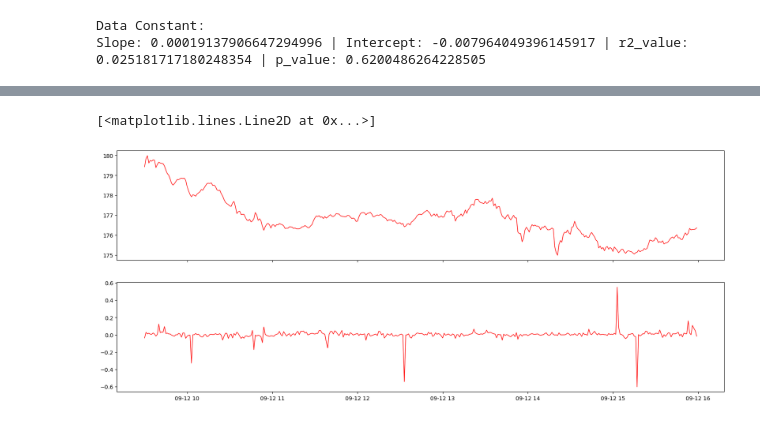
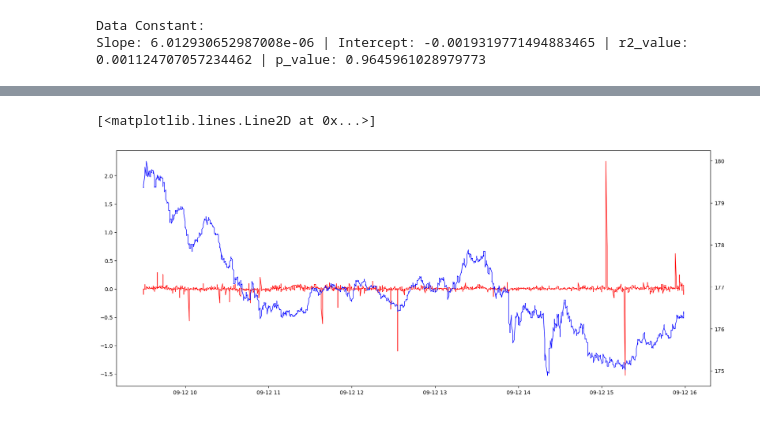
Before and after one commit to Teofebano/MFMM_CW1, a Jupyter notebook: plot_stock_price_v3.ipynb, the cells around one changed output, grey strips where cells are left out. Saved outputs shown, nothing was run; the diff lists cells and outputs as text; code cells hidden in the pictures.

```diff
--- a/plot_stock_price_v3.ipynb
+++ b/plot_stock_price_v3.ipynb
@@ -182,7 +184,12 @@ min1_df = pd.merge(min1_df.reset_index(), interval_df, on='Seq')
 
 # Create trade data
 trade_df = create_trade_df(min1_df.set_index('Date_Time_recon'))
-trade_df.head()
+
+fig, ax1 = plt.subplots(1, 1, figsize=(20,8), sharex=True)
+ax2 = ax1.twinx()
+
+ax1.plot(trade_df.index, trade_df['oib'], linestyle='-', color='r', linewidth=1)
+ax2.plot(trade_df.index, trade_df['Price'], linestyle='-', color='b', linewidth=1)
 # %% [output]
 Data Constant:
-Slope: 0.00019137906647294996 | Intercept: -0.007964049396145917 | r2_value: 0.025181717180248354 | p_value: 0.6200486264228505
+Slope: 6.012930652987008e-06 | Intercept: -0.0019319771494883465 | r2_value: 0.001124707057234462 | p_value: 0.9645961028979773
@@ -196,23 +196,2 @@ Slope: 0.00019137906647294996 | Intercept: -0.007964049396145917 | r2_value: 0.0
+[<matplotlib.lines.Line2D at 0x...>]
+[figure, added]
-# %%
-plot_df = trade_df.copy()
-
-fig, ax = plt.subplots(2, 1, figsize=(20,8), sharex=True)
-ax[0].plot(plot_df.index, plot_df['Price'], linestyle='-', color='r', linewidth=1)
-ax[1].plot(plot_df.index, plot_df['oib'], linestyle='-', color='r', linewidth=1)
-
-# ax.xaxis.set_major_locator(mdates.HourLocator())
-# ax.xaxis.set_major_formatter(mdates.DateFormatter('%H:00'))
-# ax.xaxis.set_minor_locator(mdates.MinuteLocator(interval=30))
-
-# ax.xaxis.grid(True, which='both')
-# ax.yaxis.grid(True)
-
-# ax.tick_params(axis="x", which="major", pad=12)
-# ax.tick_params(axis="x", which="minor", labelsize=14)
-
-# ax.set_title("Stock Price per minute", fontsize=16)
-# ax.set_ylabel("Stock Price", fontsize=14)
-# ax.set_xlabel("Hour", fontsize=14);
-# %% [output]
-[<matplotlib.lines.Line2D at 0x...>]
-[figure, removed]
```
Also changed, not shown: parts of 18 cells of this notebook, 2 other files.
